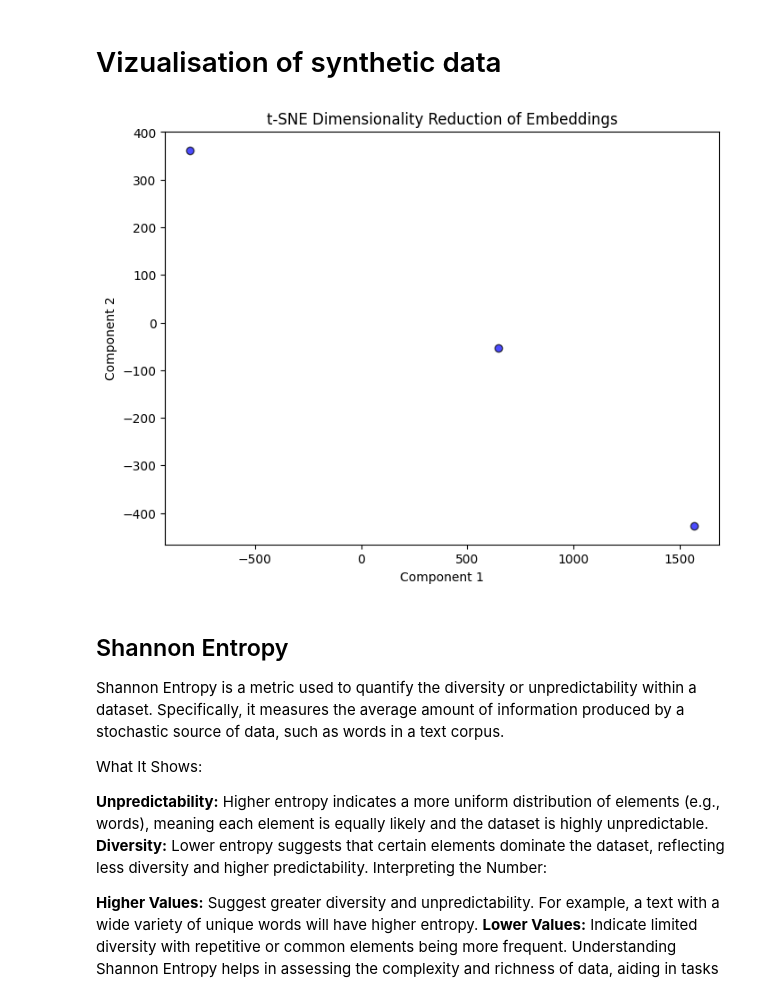
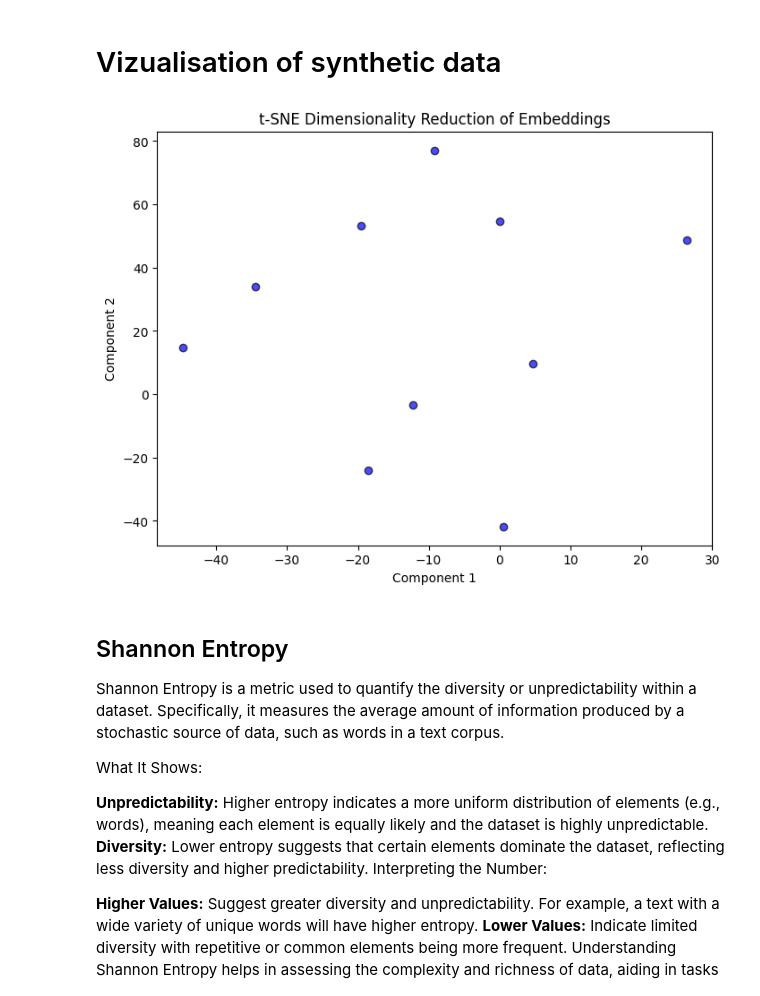
Before and after one commit to albinlonnfalt/AI-Assistant-Alignment-and-Evaluation, a Jupyter notebook: synthetic_data_generator/analyse_generated_data.ipynb, the cells around one changed output. Drawn from its saved outputs; the diff is of its cells as text; code cells hidden in the pictures.

```diff
--- a/synthetic_data_generator/analyse_generated_data.ipynb
+++ b/synthetic_data_generator/analyse_generated_data.ipynb
@@ -176,19 +176,39 @@ plt.show()
 # %%
 import os
 from openai import AzureOpenAI
 
 # Set up Azure OpenAI API credentials
 client = AzureOpenAI(
     api_version="2023-07-01-preview",
     azure_endpoint=os.getenv("AZURE_OPENAI_ENDPOINT"),
     api_key=os.getenv("AZURE_OPENAI_KEY")
 )
 
-data = ["Text 1", "Text 2", "Text 3"]
-
 response = client.embeddings.create(
     input=data,
     model=os.getenv("AZURE_OPENAI_EMBEDDINGMODEL")  # Refer to the deployment name from .env file
 )
 
 embeddings = [item.embedding for item in response.data]
+
+import numpy as np
+from sklearn.manifold import TSNE
+
+# Convert embeddings to a NumPy array
+embeddings_array = np.array(embeddings)
+
+# Initialize t-SNE with 2 components for visualization
+tsne = TSNE(n_components=2, perplexity=5, random_state=42) # Tune the perplexity value to get good results
+reduced_embeddings = tsne.fit_transform(embeddings_array)
+
+import matplotlib.pyplot as plt
+
+# Plot the reduced embeddings
+plt.figure(figsize=(8, 6))
+plt.scatter(reduced_embeddings[:, 0], reduced_embeddings[:, 1], c='blue', edgecolor='k', alpha=0.7)
+plt.title('t-SNE Dimensionality Reduction of Embeddings')
+plt.xlabel('Component 1')
+plt.ylabel('Component 2')
+plt.show()
+# %% [output]
+[figure, added]
@@ -205,15 +215,3 @@ reduced_embeddings = tsne.fit_transform(embeddings_array)
-# %%
-import matplotlib.pyplot as plt
-
-# Plot the reduced embeddings
-plt.figure(figsize=(8, 6))
-plt.scatter(reduced_embeddings[:, 0], reduced_embeddings[:, 1], c='blue', edgecolor='k', alpha=0.7)
-plt.title('t-SNE Dimensionality Reduction of Embeddings')
-plt.xlabel('Component 1')
-plt.ylabel('Component 2')
-plt.show()
-# %% [output]
-[figure, removed]
 # %% [markdown]
 ## Shannon Entropy
 
```
Also changed, not shown: parts of 2 cells of this notebook.
